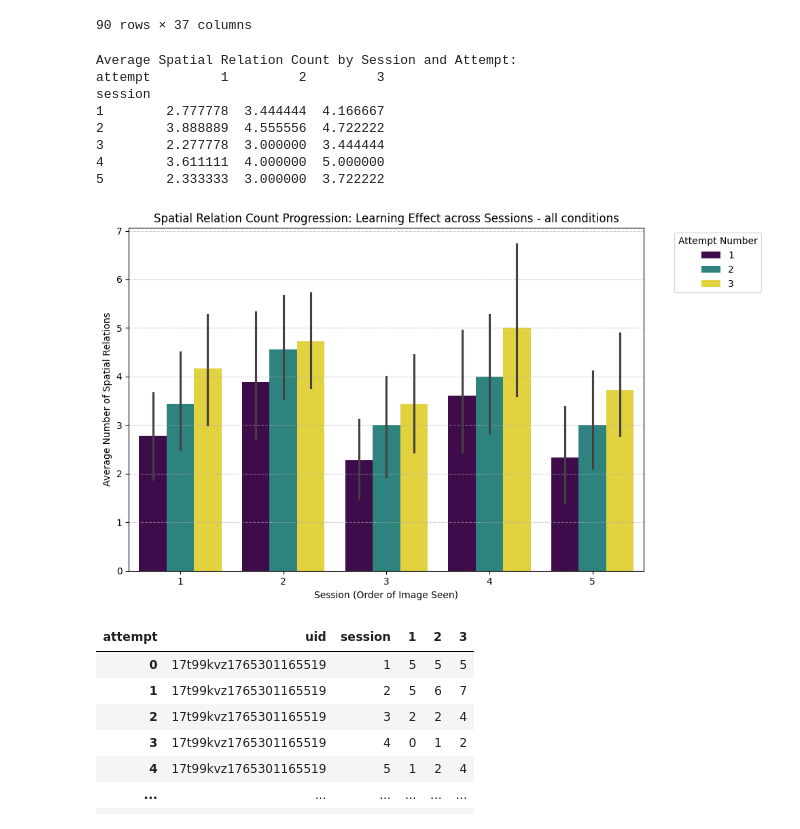
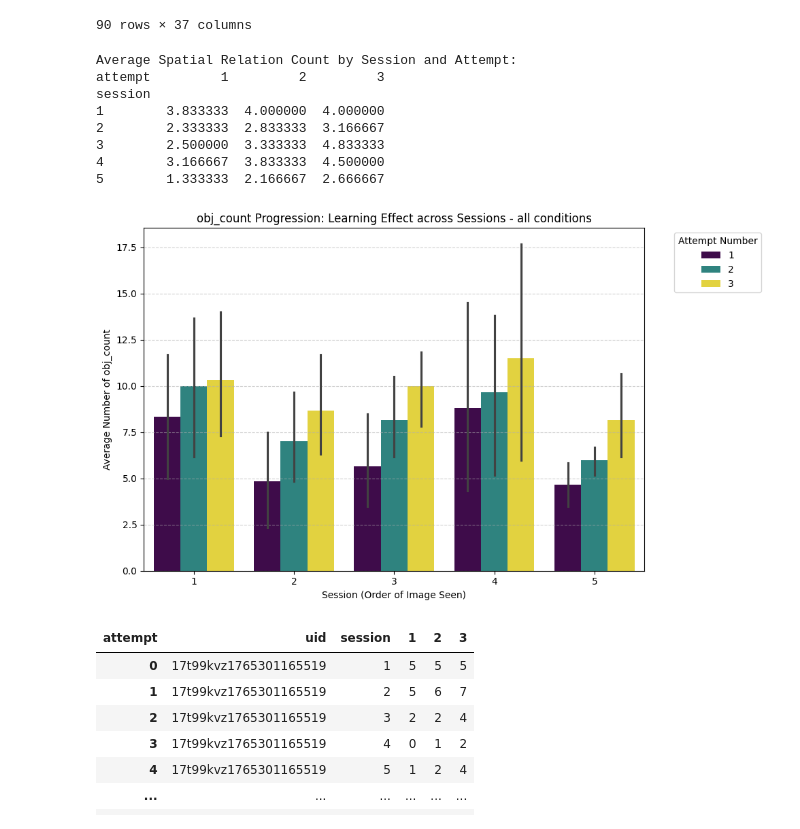
Before and after one commit to AnatKordon/Imagination_in_translation, a Jupyter notebook: analysis/nlp_analysis/comparing_gt_order.ipynb, the cells around one changed output. Saved outputs shown, nothing was run; the diff lists cells and outputs as text; code cells hidden in the pictures.

Commit message:
added analysis to perception no feedback condition, and also comparison with perception with feedback

```diff
--- a/analysis/nlp_analysis/comparing_gt_order.ipynb
+++ b/analysis/nlp_analysis/comparing_gt_order.ipynb
@@ -30,7 +30,7 @@ import config
 Project root: /mnt/hdd/anatkorol/Imagination_in_translation
 # %%
 # unite all dataframes into one
-df = pd.read_csv("/mnt/hdd/anatkorol/Imagination_in_translation/Data/processed_data/comparing_conditions/3_conditions_with_digit_span.csv")
+df = pd.read_csv("/mnt/hdd/anatkorol/Imagination_in_translation/Data/processed_data/29032026_pilot_2_perception_no_feedback/nlp_analysis/ppt_trials_w_similarity_semantic_tags.csv")
 
 # df_perc = pd.read_csv("/mnt/hdd/anatkorol/Imagination_in_translation/Data/processed_data/10122025_pilot_2/nlp_analysis/ppt_w_gpt_semantic_tags.csv")
 # df_im_mem = pd.read_csv("/mnt/hdd/anatkorol/Imagination_in_translation/Data/processed_data/05012026_pilot_2_memory/nlp_analysis/ppt_w_gpt_semantic_tags.csv")
@@ -95,26 +93,27 @@ print(summary_table)
 Average Spatial Relation Count by Session and Attempt:
 attempt         1         2         3
 session
-1        2.777778  3.444444  4.166667
-2        3.888889  4.555556  4.722222
-3        2.277778  3.000000  3.444444
-4        3.611111  4.000000  5.000000
-5        2.333333  3.000000  3.722222
+1        3.833333  4.000000  4.000000
+2        2.333333  2.833333  3.166667
+3        2.500000  3.333333  4.833333
+4        3.166667  3.833333  4.500000
+5        1.333333  2.166667  2.666667
 # %%
 # 3. Create the Bar Plot
+element = "obj_count"  # or "spatial_count"
 plt.figure(figsize=(10, 6))
-sns.barplot(data=df, x='session', y='spatial_count', hue='attempt', palette='viridis')
+sns.barplot(data=df, x='session', y=element, hue='attempt', palette='viridis')
 
-plt.title('Spatial Relation Count Progression: Learning Effect across Sessions - all conditions')
+plt.title(f'{element} Progression: Learning Effect across Sessions - all conditions')
 plt.xlabel('Session (Order of Image Seen)')
-plt.ylabel('Average Number of Spatial Relations')
+plt.ylabel(f'Average Number of {element}')
 plt.legend(title='Attempt Number', bbox_to_anchor=(1.05, 1), loc='upper left')
 plt.grid(axis='y', linestyle='--', alpha=0.6)
 
 plt.tight_layout()
 plt.savefig('spatial_count_analysis.png')
 # %% [output]
-[figure, old version]
+[figure, new version]
 # %%
 #deltas analysis:
 # 2. Pivot to get Attempts as columns
```
Also changed, not shown: parts of 1 cell of this notebook, 6 other files.
